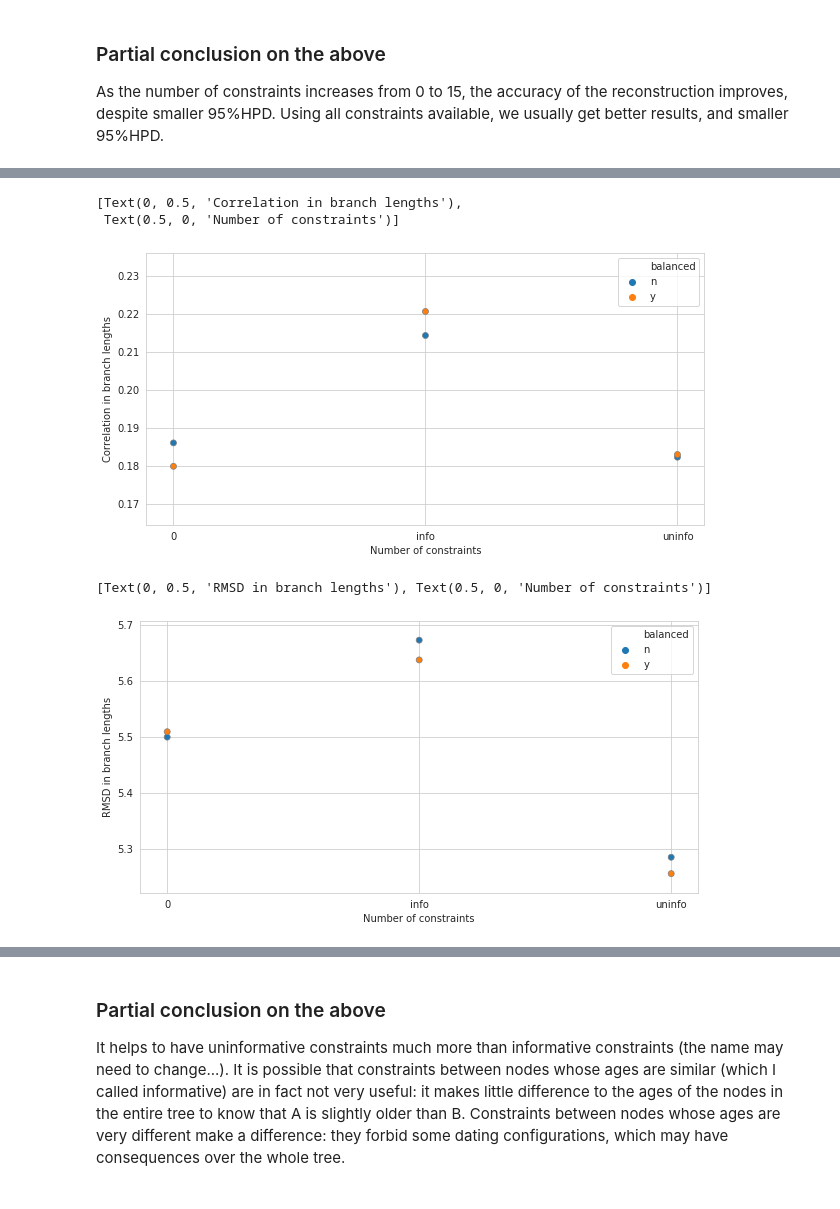
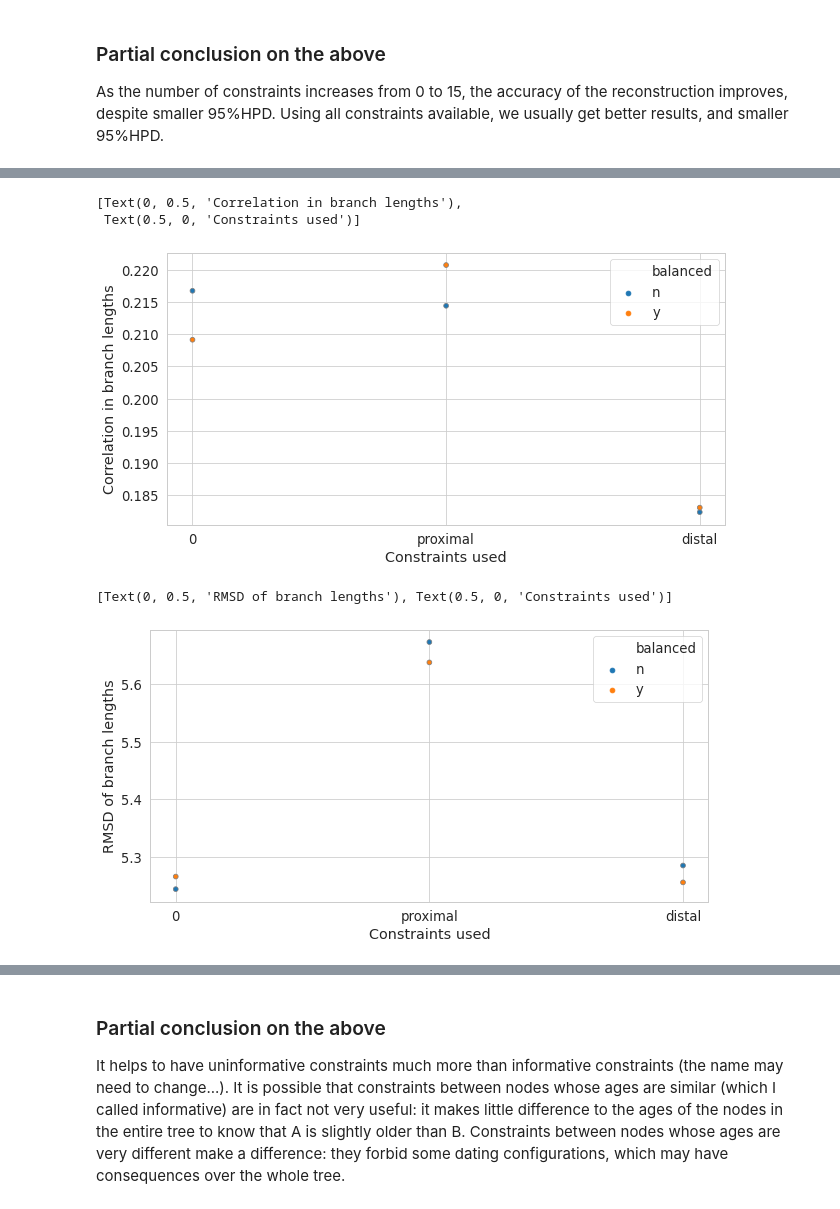
Before and after one commit to Boussau/DatingWithConsAndCal, a Jupyter notebook: Analysis of constraints vs calibrations.ipynb, the cells around one changed output, grey strips where cells are left out. Cells and saved outputs as stored; diff of their text form; code cells hidden in the pictures.

```diff
--- a/Analysis of constraints vs calibrations.ipynb
+++ b/Analysis of constraints vs calibrations.ipynb
@@ -203,6 +205,7 @@ ax.set(xlabel='Number of constraints', ylabel='Fraction of dates in 95% HPD')
 %matplotlib inline
 fig, ax = plt.subplots(figsize=(10, 5))
 sns.set_style("whitegrid")
+sns.set_context("paper", font_scale=1.5)
 ax = sns.scatterplot(d["numCons"], y=d["percent50"], color="white", edgecolor="gray", hue=d["balanced"])
 ax.set(xlabel='Number of constraints', ylabel='Median size of the 95% HPD')
 # %% [output]
@@ -217,2 +220,5 @@ As the number of constraints increases from 0 to 15, the accuracy of the reconst
 # %%
-d = pd.read_csv ("resultAllTreesInfoUninfoExcerptWith0Constraint.txt", sep="\t", header=None, names=colNames)
+d = pd.read_csv ("resultAllTreesProxiDistExcerptWith0Constraint.txt", sep="\t", header=None, names=colNames)
+# %%
+indices = d['numCons']=="info"
+d['numCons'][indices]= "proximal"
@@ -218,0 +229,3 @@ d = pd.read_csv ("resultAllTreesInfoUninfoExcerptWith0Constraint.txt", sep="\t",
+# %%
+indices = d['numCons']=="uninfo"
+d['numCons'][indices]= "distal"
@@ -219,22 +246,24 @@ d = pd.read_csv ("resultAllTreesInfoUninfoExcerptWith0Constraint.txt", sep="\t",
 # %%
 %matplotlib inline
 fig, ax = plt.subplots(figsize=(10, 5))
 sns.set_style("whitegrid")
+sns.set_context("paper", font_scale=1.5)
 ax = sns.scatterplot(d["numCons"], y=d["correlation_bl"], color="white", edgecolor="gray", hue=d["balanced"])
-ax.set(xlabel='Number of constraints', ylabel='Correlation in branch lengths')
+ax.set(xlabel='Constraints used', ylabel='Correlation in branch lengths')
 # %% [output]
 [Text(0, 0.5, 'Correlation in branch lengths'),
- Text(0.5, 0, 'Number of constraints')]
+ Text(0.5, 0, 'Constraints used')]
-[figure, old version]
+[figure, new version]
 # %%
 %matplotlib inline
 fig, ax = plt.subplots(figsize=(10, 5))
 sns.set_style("whitegrid")
+sns.set_context("paper", font_scale=1.5)
 ax = sns.scatterplot(d["numCons"], y=d["rmsd_bl"], color="white", edgecolor="gray", hue=d["balanced"])
-ax.set(xlabel='Number of constraints', ylabel='RMSD in branch lengths')
+ax.set(xlabel='Constraints used', ylabel='RMSD of branch lengths')
 # %% [output]
-[Text(0, 0.5, 'RMSD in branch lengths'), Text(0.5, 0, 'Number of constraints')]
+[Text(0, 0.5, 'RMSD of branch lengths'), Text(0.5, 0, 'Constraints used')]
-[figure, old version]
+[figure, new version]
 # %%
 %matplotlib inline
 fig, ax = plt.subplots(figsize=(10, 5))
```
Also changed, not shown: parts of 28 cells of this notebook.
